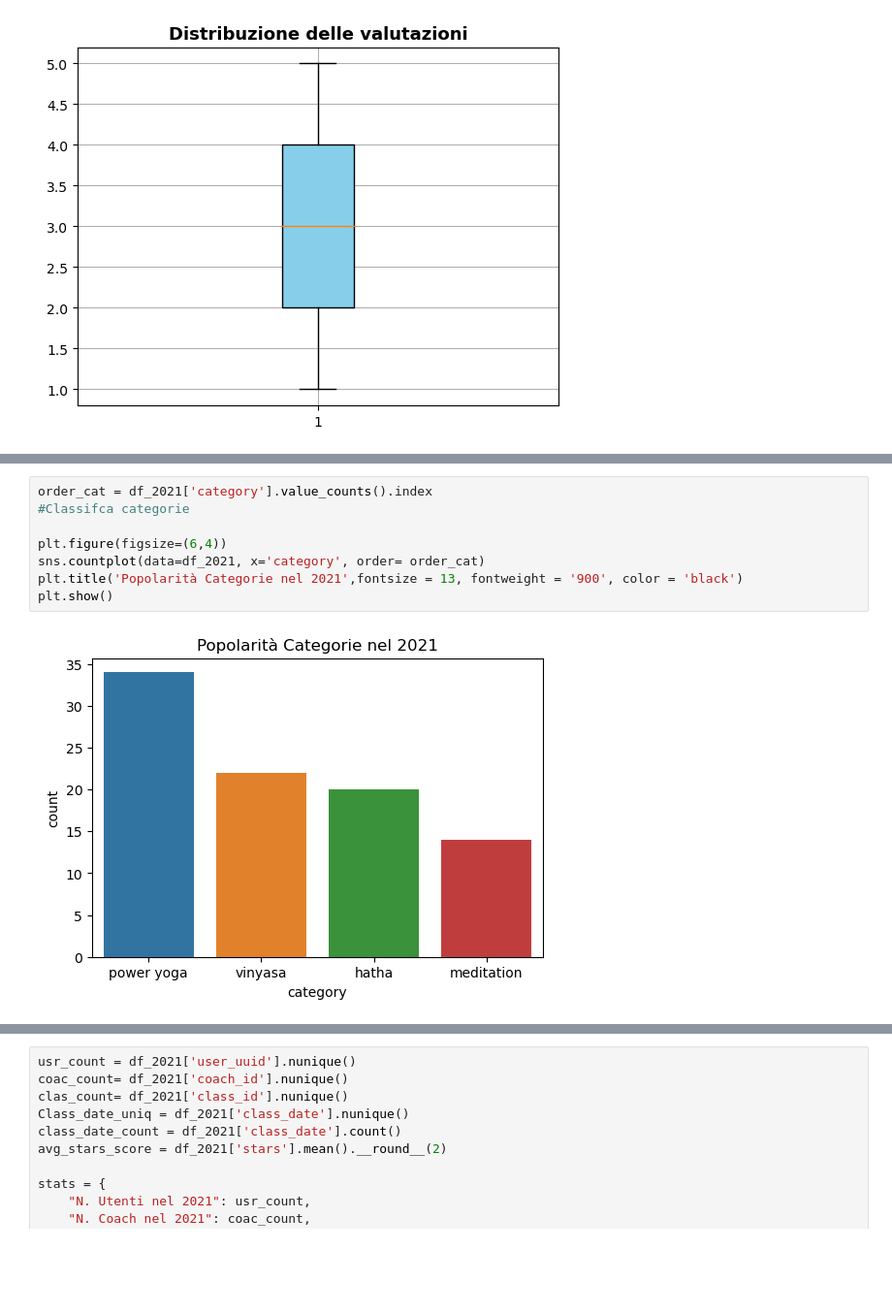
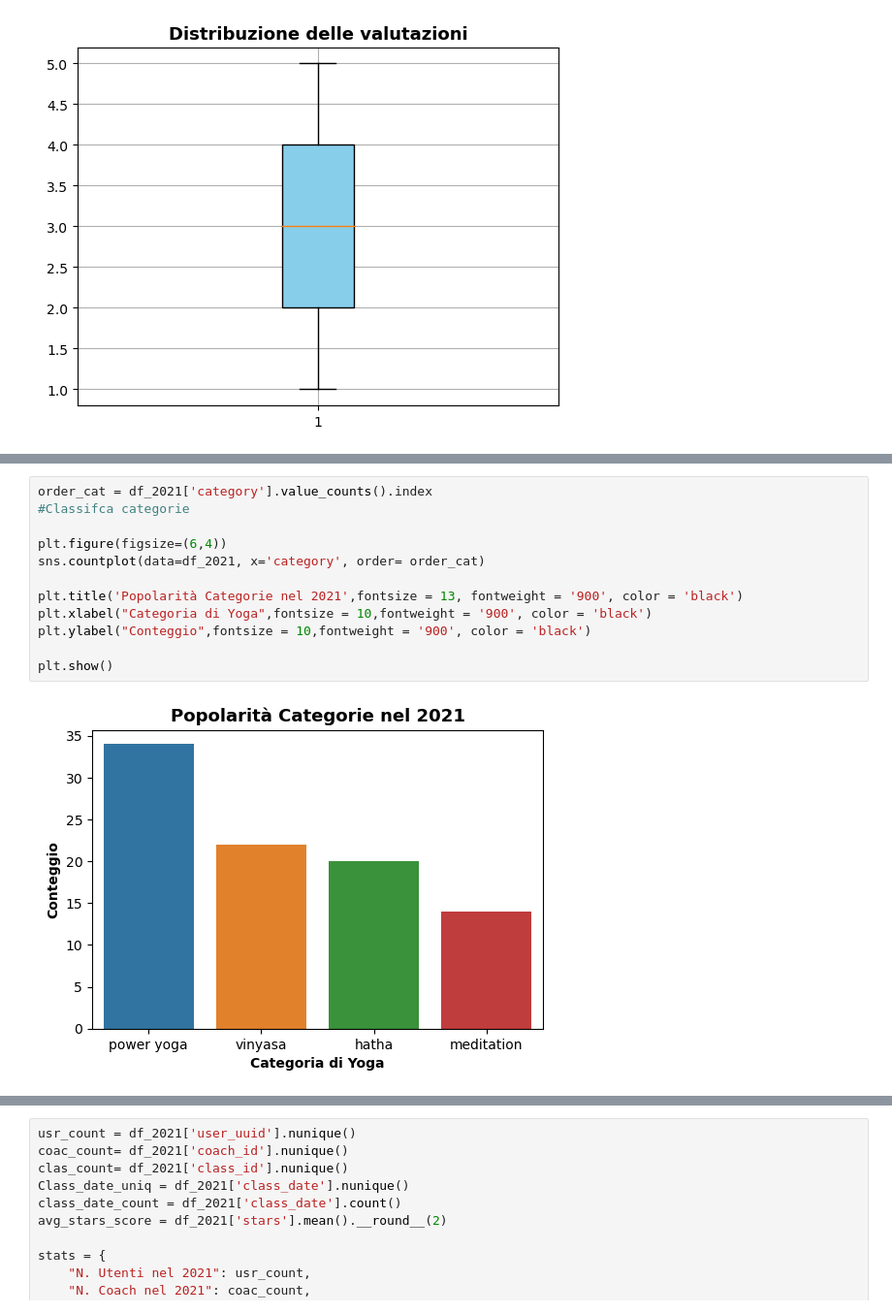
Before and after one commit to France-Man/Final-Project-Data-Analysis-V2, a Jupyter notebook: backup eda.ipynb, the cells around one changed output, grey strips where cells are left out. Shown at 97% size. Cells and saved outputs as stored; diff of their text form; blank space fills up the shorter version.

```diff
--- a/backup eda.ipynb
+++ b/backup eda.ipynb
@@ -179,13 +162,17 @@ plt.show()
 # %%
 order_cat = df_2021['category'].value_counts().index
 #Classifca categorie
 
 plt.figure(figsize=(6,4))
 sns.countplot(data=df_2021, x='category', order= order_cat)
+
 plt.title('Popolarità Categorie nel 2021',fontsize = 13, fontweight = '900', color = 'black')
+plt.xlabel("Categoria di Yoga",fontsize = 10,fontweight = '900', color = 'black')
+plt.ylabel("Conteggio",fontsize = 10,fontweight = '900', color = 'black')
+
 plt.show()
 # %% [output]
-[figure, old version]
+[figure, new version]
 # %%
 lang_order = df_2021['language'].value_counts().index
 
```
Also changed, not shown: parts of 12 cells of this notebook, 2 other files.
